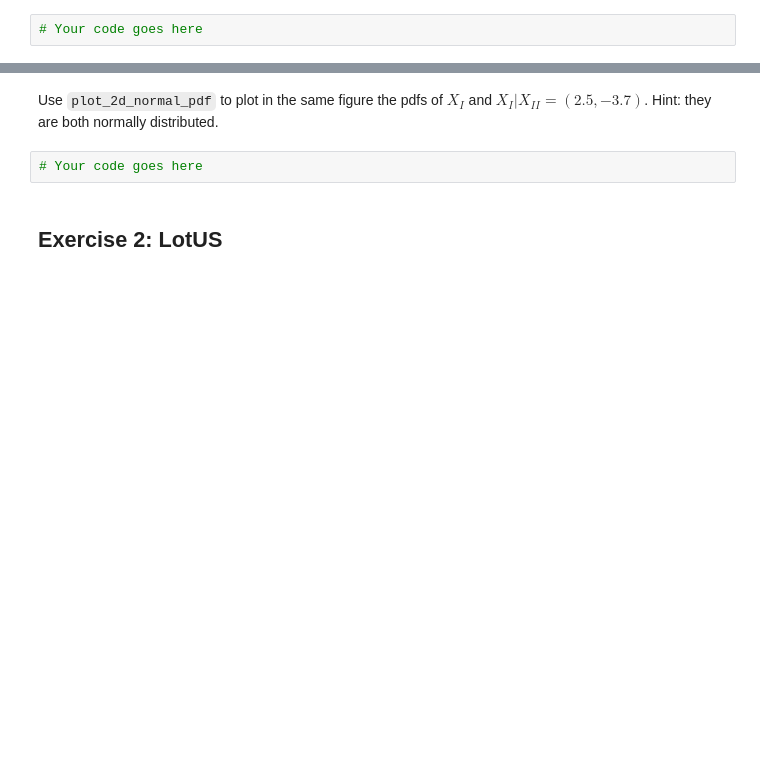
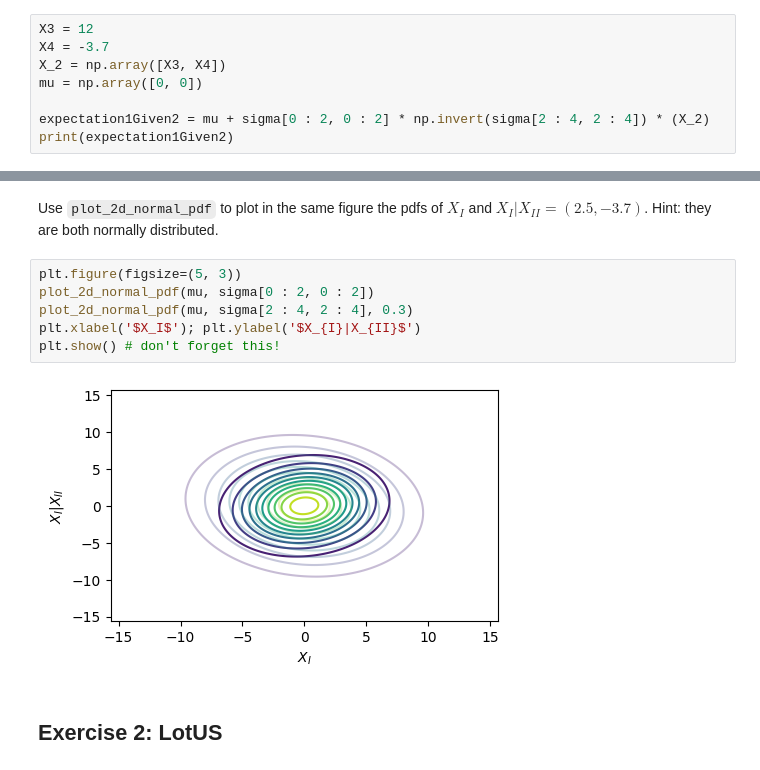
Before and after one commit to Gijinkstra/EstimationTheoryNotebooks, a Jupyter notebook: 1_intro/4_tutorial.ipynb, the cells around one changed output, grey strips where cells are left out. Drawn from its saved outputs; the diff is of its cells as text; blank space fills up the shorter version.

```diff
--- a/1_intro/4_tutorial.ipynb
+++ b/1_intro/4_tutorial.ipynb
@@ -85,4 +97,10 @@ So each element is: $(\int X_1 f_{X_I}(x_1, x_2) dx_{1}dx_{2}, \int X_2 f_{X_I}(
 # %% [markdown]
 **(vi)** Use the conditional expectation you found in the question (v) to estimate $X_1$ and $X_2$ given that $X_3 = 12$ and $X_4 = -3.7$.
 # %%
-# Your code goes here
+X3 = 12
+X4 = -3.7
+X_2 = np.array([X3, X4])
+mu = np.array([0, 0])
+
+expectation1Given2 = mu + sigma[0 : 2, 0 : 2] * np.invert(sigma[2 : 4, 2 : 4]) * (X_2)
+print(expectation1Given2)
@@ -120,7 +141,13 @@ plt.show() # don't forget this!
 # %% [markdown]
 Use `plot_2d_normal_pdf` to plot in the same figure the pdfs of $X_I$ and $X_{I} | X_{II} = (2.5, -3.7)$. Hint: they are both normally distributed.
 # %%
-# Your code goes here
+plt.figure(figsize=(5, 3))
+plot_2d_normal_pdf(mu, sigma[0 : 2, 0 : 2])
+plot_2d_normal_pdf(mu, sigma[2 : 4, 2 : 4], 0.3)
+plt.xlabel('$X_I$'); plt.ylabel('$X_{I}|X_{II}$')
+plt.show() # don't forget this!
+# %% [output]
+[figure, added]
 # %% [markdown]
 ## Exercise 2: LotUS
 # %% [markdown]
```
Also changed, not shown: parts of 5 cells of this notebook, 29 other files.
